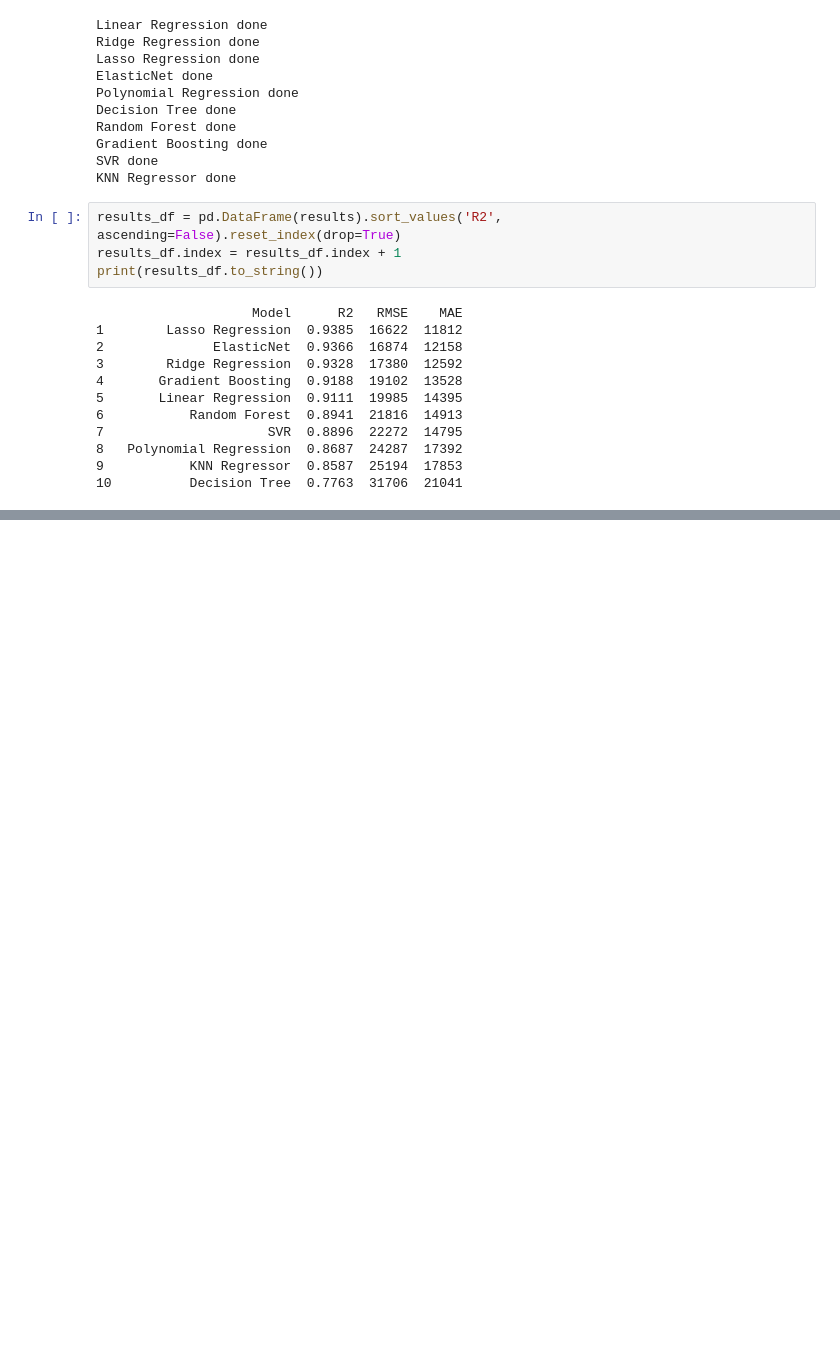
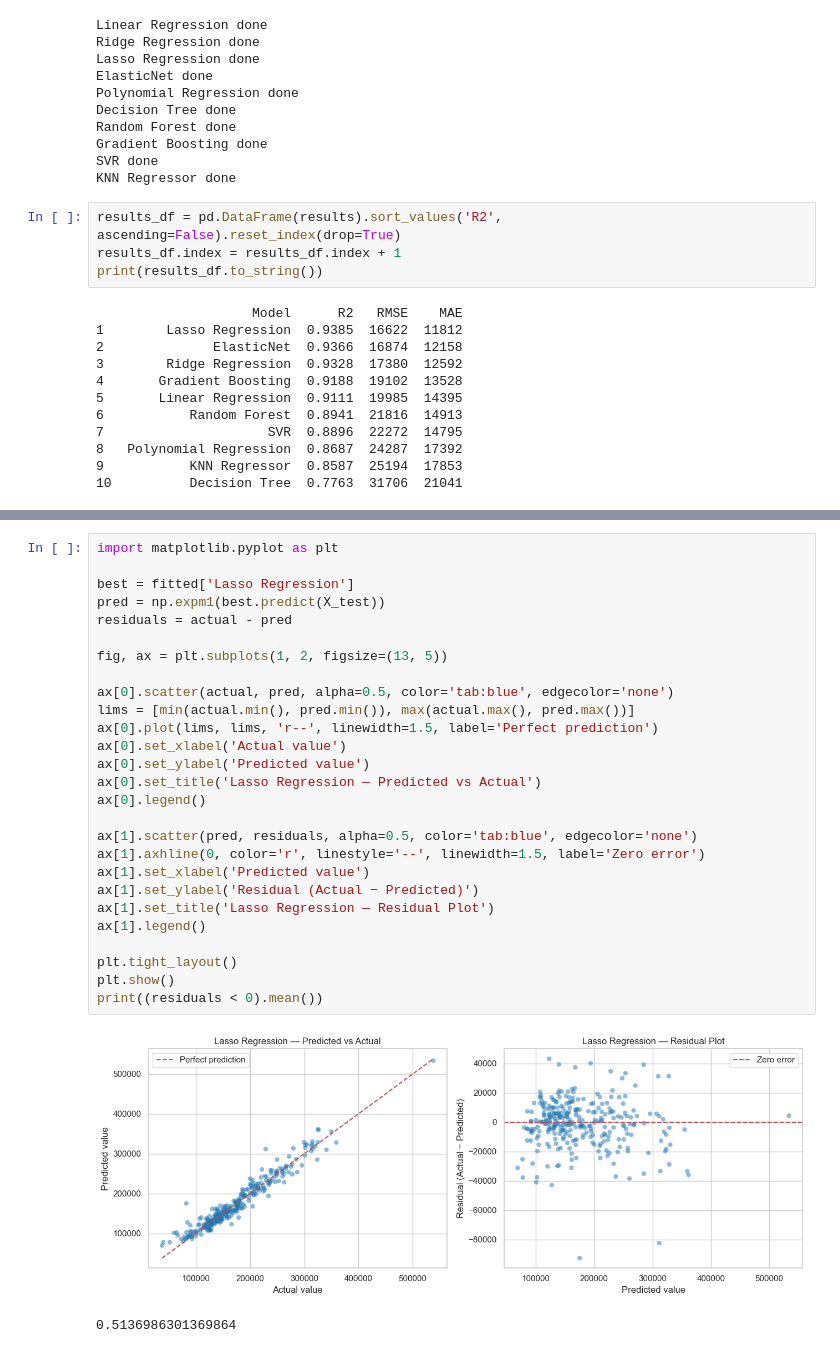
Before and after one commit to Anuja1307/ML_Capstone_Project, a Jupyter notebook: notebooks/regression.ipynb, the cells around one changed output, grey strips where cells are left out. Drawn from its saved outputs; the diff is of its cells as text; blank space fills up the shorter version.

```diff
--- a/notebooks/regression.ipynb
+++ b/notebooks/regression.ipynb
@@ -337,0 +411,30 @@ print(results_df.to_string())
+# %%
+import matplotlib.pyplot as plt
+
+best = fitted['Lasso Regression']
+pred = np.expm1(best.predict(X_test))
+residuals = actual - pred
+
+fig, ax = plt.subplots(1, 2, figsize=(13, 5))
+
+ax[0].scatter(actual, pred, alpha=0.5, color='tab:blue', edgecolor='none')
+lims = [min(actual.min(), pred.min()), max(actual.max(), pred.max())]
+ax[0].plot(lims, lims, 'r--', linewidth=1.5, label='Perfect prediction')
+ax[0].set_xlabel('Actual value')
+ax[0].set_ylabel('Predicted value')
+ax[0].set_title('Lasso Regression — Predicted vs Actual')
+ax[0].legend()
+
+ax[1].scatter(pred, residuals, alpha=0.5, color='tab:blue', edgecolor='none')
+ax[1].axhline(0, color='r', linestyle='--', linewidth=1.5, label='Zero error')
+ax[1].set_xlabel('Predicted value')
+ax[1].set_ylabel('Residual (Actual − Predicted)')
+ax[1].set_title('Lasso Regression — Residual Plot')
+ax[1].legend()
+
+plt.tight_layout()
+plt.show()
+print((residuals < 0).mean())
+# %% [output]
+[figure, added]
+0.5136986301369864
```
Also changed, not shown: parts of 10 cells of this notebook.
